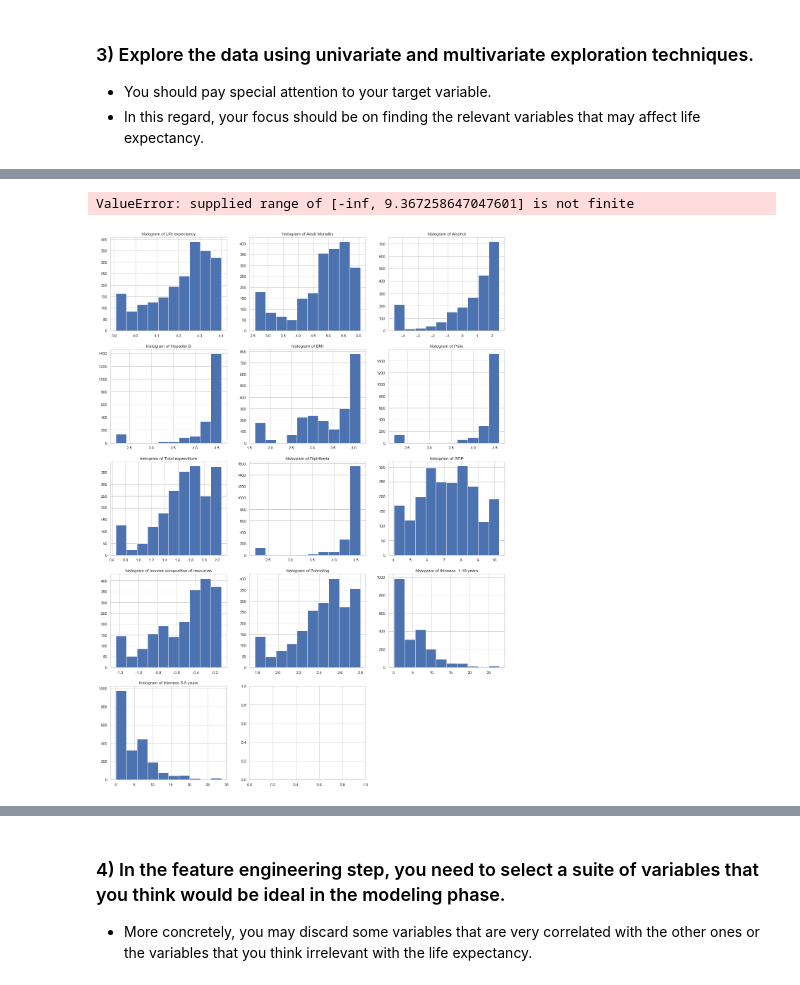
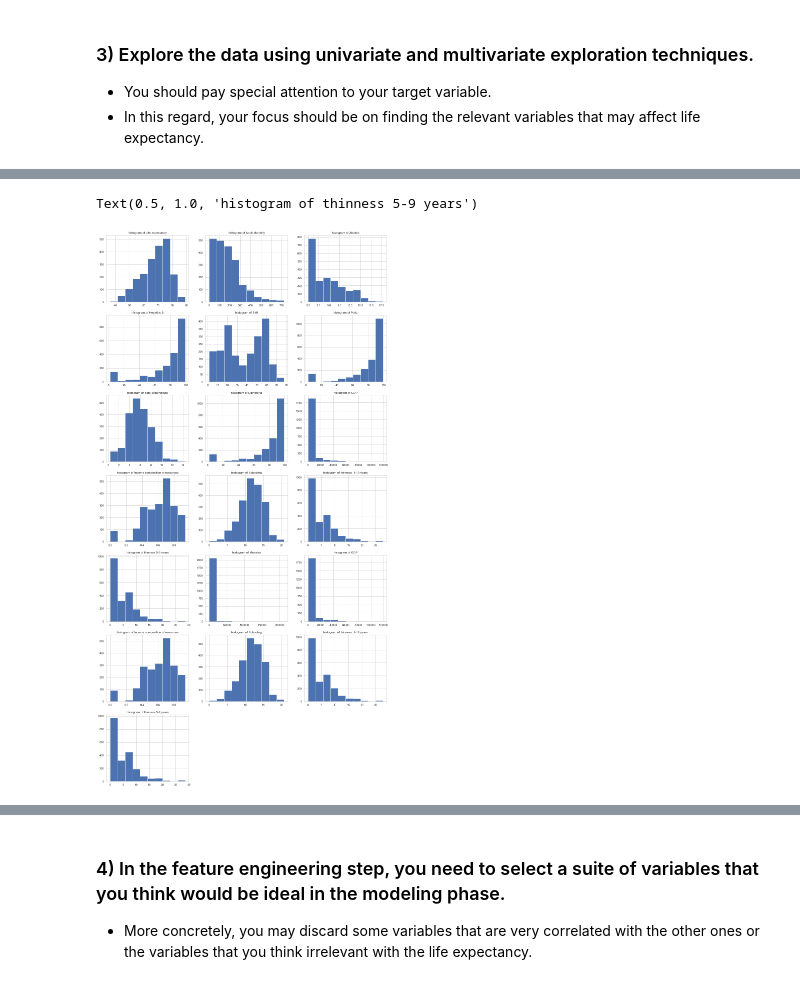
Before and after one commit to TheONEShafiq/Thinkful_Exercises, a Jupyter notebook: EDA_Challenge.ipynb, the cells around one changed output, grey strips where cells are left out. Drawn from its saved outputs; the diff is of its cells as text; code cells hidden in the pictures.

```diff
--- a/EDA_Challenge.ipynb
+++ b/EDA_Challenge.ipynb
@@ -137,10 +121,9 @@ for name in names:
 #Replace missing values using .mean() for categories whose values will differ by country & year:
 #GDP, Population, thiness. Use the average for these features
 #as the variability over the 15 years would make this a safe calculation
+names2=expectancy_df.columns[16:]
 
-names=['GDP', 'Population', 'thinness  1-19 years', 'thinness 5-9 years']
-
-for name in names:
+for name in names2:
     expectancy_df["{}".format(name)]= expectancy_df.groupby(['Country','Year'])["{}".format(name)]\
         .transform(lambda x : x.fillna(x.mean()))
 # %%
@@ -162,7 +136,10 @@ for name in names:
 # %%
 expectancy_df.dropna(subset=['Population', 'GDP', 'Hepatitis B', 'BMI'], inplace=True)
+# %%
+#Drop all the discovered -inf values
+expectancy_df.replace([np.inf,-np.inf],np.nan, inplace=True)
 # %%
-expectancy_df.dropna(inplace=True)
+expectancy_df.dropna(inplace=True, axis=0, how='any')
 # %%
 #Check % of missing values
 expectancy_df.isnull().sum()/expectancy_df.isnull().count()
@@ -184,4 +161,6 @@ thinness 5-9 years                 0.0
 Income composition of resources    0.0
 Schooling                          0.0
 dtype: float64
+# %%
+expectancy_clean=expectancy_df
 # %%
@@ -365,80 +455,80 @@ plt.figure(figsize=(20,40))
 
 # histograms of the data
 plt.subplot(7, 3, 1)
-plt.hist(expectancy_df['Life expectancy'])
+plt.hist(expectancy_clean['Life expectancy'])
 plt.title("histogram of Life expectancy")
 
 plt.subplot(7, 3, 2)
-plt.hist(expectancy_df['Adult Mortality'])
+plt.hist(expectancy_clean['Adult Mortality'])
 plt.title("histogram of Adult Mortality")
 
 plt.subplot(7, 3, 3)
-plt.hist(expectancy_df['Alcohol'])
+plt.hist(expectancy_clean['Alcohol'])
 plt.title("histogram of Alcohol")
 
 plt.subplot(7, 3, 4)
-plt.hist(expectancy_df['Hepatitis B'])
+plt.hist(expectancy_clean['Hepatitis B'])
 plt.title("histogram of Hepatitis B")
 
 plt.subplot(7, 3, 5)
-plt.hist(expectancy_df['BMI'])
+plt.hist(expectancy_clean['BMI'])
 plt.title("histogram of BMI")
 
 plt.subplot(7, 3, 6)
-plt.hist(expectancy_df['Polio'])
+plt.hist(expectancy_clean['Polio'])
 plt.title("histogram of Polio")
 
 plt.subplot(7, 3, 7)
-plt.hist(expectancy_df['Total expenditure'])
+plt.hist(expectancy_clean['Total expenditure'])
 plt.title("histogram of Total expenditure")
 
 plt.subplot(7, 3, 8)
-plt.hist(expectancy_df['Diphtheria'])
+plt.hist(expectancy_clean['Diphtheria'])
 plt.title("histogram of Diphtheria")
 
 plt.subplot(7, 3, 9)
-plt.hist(expectancy_df['GDP'])
+plt.hist(expectancy_clean['GDP'])
 plt.title("histogram of GDP")
 
 plt.subplot(7, 3, 10)
-plt.hist(expectancy_df['Income composition of resources'])
+plt.hist(expectancy_clean['Income composition of resources'])
 plt.title("histogram of Income composition of resources")
 
 plt.subplot(7, 3, 11)
-plt.hist(expectancy_df['Schooling'])
+plt.hist(expectancy_clean['Schooling'])
 plt.title("histogram of Schooling")
 
 plt.subplot(7, 3, 12)
-plt.hist(expectancy_df['thinness  1-19 years'])
+plt.hist(expectancy_clean['thinness  1-19 years'])
 plt.title("histogram of thinness  1-19 years")
 
 plt.subplot(7, 3, 13)
-plt.hist(expectancy_df['thinness 5-9 years'])
+plt.hist(expectancy_clean['thinness 5-9 years'])
 plt.title("histogram of thinness 5-9 years")
 
 plt.subplot(7, 3, 14)
-plt.hist(expectancy_df['Measles'])
+plt.hist(expectancy_clean['Measles'])
 plt.title("histogram of Measles")
 
 plt.subplot(7, 3, 15)
-plt.hist(expectancy_df['GDP'])
+plt.hist(expectancy_clean['GDP'])
 plt.title("histogram of GDP")
 
 plt.subplot(7, 3, 16)
-plt.hist(expectancy_df['Income composition of resources'])
+plt.hist(expectancy_clean['Income composition of resources'])
 plt.title("histogram of Income composition of resources")
 
 plt.subplot(7, 3, 17)
-plt.hist(expectancy_df['Schooling'])
+plt.hist(expectancy_clean['Schooling'])
 plt.title("histogram of Schooling")
 
 plt.subplot(7, 3, 18)
-plt.hist(expectancy_df['thinness  1-19 years'])
+plt.hist(expectancy_clean['thinness  1-19 years'])
 plt.title("histogram of thinness  1-19 years")
 
 plt.subplot(7, 3, 19)
-plt.hist(np.log(expectancy_df['thinness 5-9 years']))
+plt.hist(expectancy_clean['thinness 5-9 years'])
 plt.title("histogram of thinness 5-9 years")
 # %% [output]
-ValueError: supplied range of [-inf, 9.367258647047601] is not finite
+Text(0.5, 1.0, 'histogram of thinness 5-9 years')
-[figure, old version]
+[figure, new version]
```
Also changed, not shown: parts of 48 cells of this notebook.
